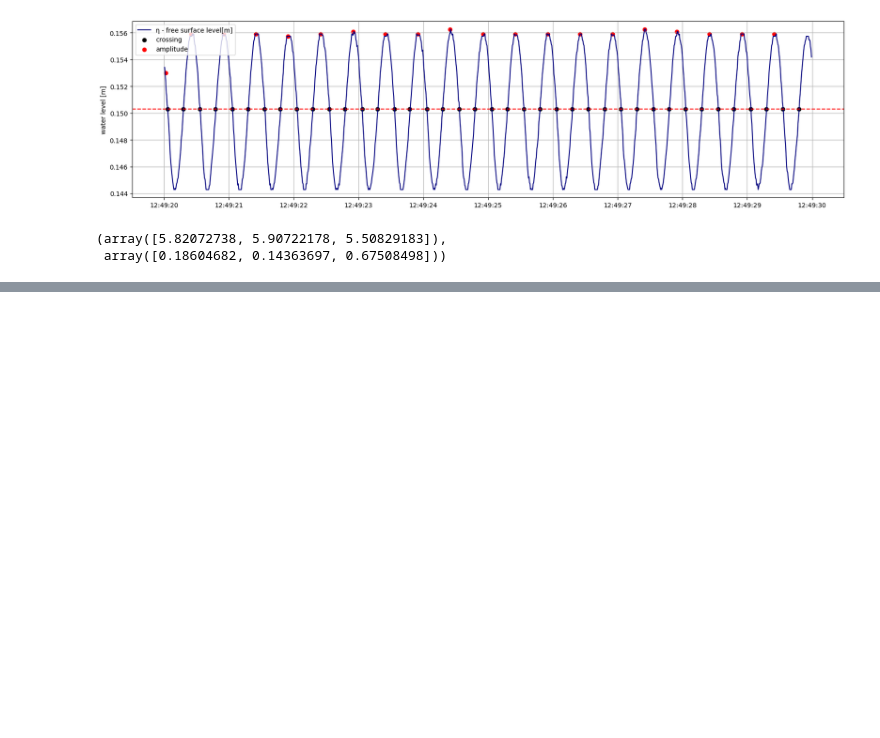
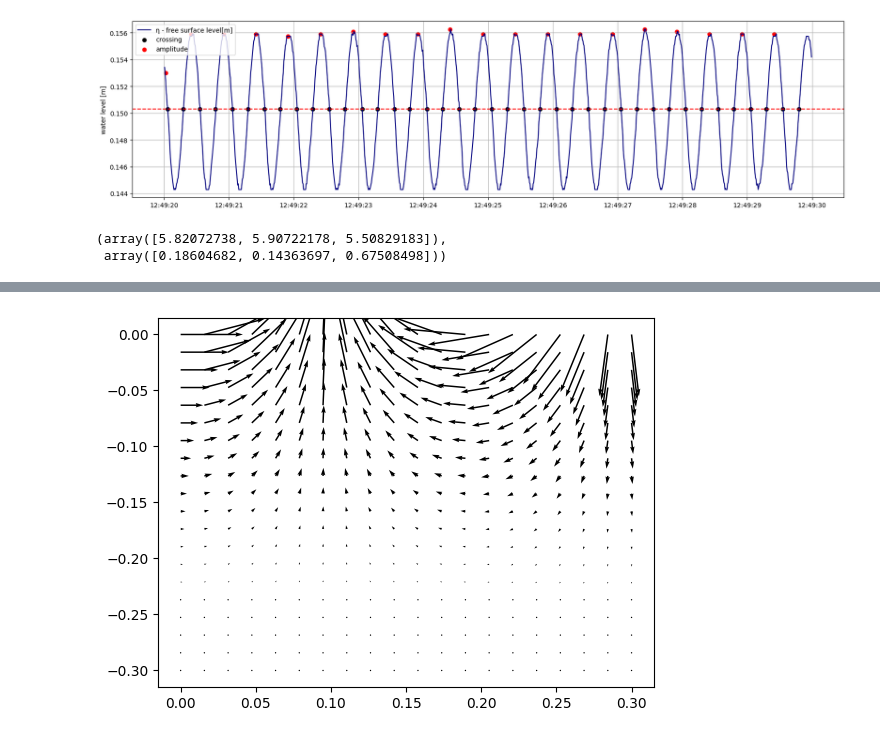
Before and after one commit to AnnaWojciechowska/MEK4600, a Jupyter notebook: ultrasound_data_processing/amplitude_01.ipynb, the cells around one changed output, grey strips where cells are left out. Saved outputs shown, nothing was run; the diff lists cells and outputs as text; code cells hidden in the pictures; blank space fills up the shorter version.

```diff
--- a/ultrasound_data_processing/amplitude_01.ipynb
+++ b/ultrasound_data_processing/amplitude_01.ipynb
@@ -163,0 +191,15 @@ k_nonlinear_list
+# %%
+amplitude = mean_amplitudes.mean()
+omega = 12.57
+k_linear = 16.106
+
+
+factor_linear = amplitude * omega * np.exp(k_linear *Y)
+trig_arg_linear = k_linear * X
+
+u_linear = factor_linear * np.cos(trig_arg_linear)
+v_linear = factor_linear * np.sin(trig_arg_linear)
+
+_ = plt.quiver(X, Y, u_linear, v_linear)
+# %% [output]
+[figure, added]
```
Also changed, not shown: parts of 5 cells of this notebook, 1 other file.
